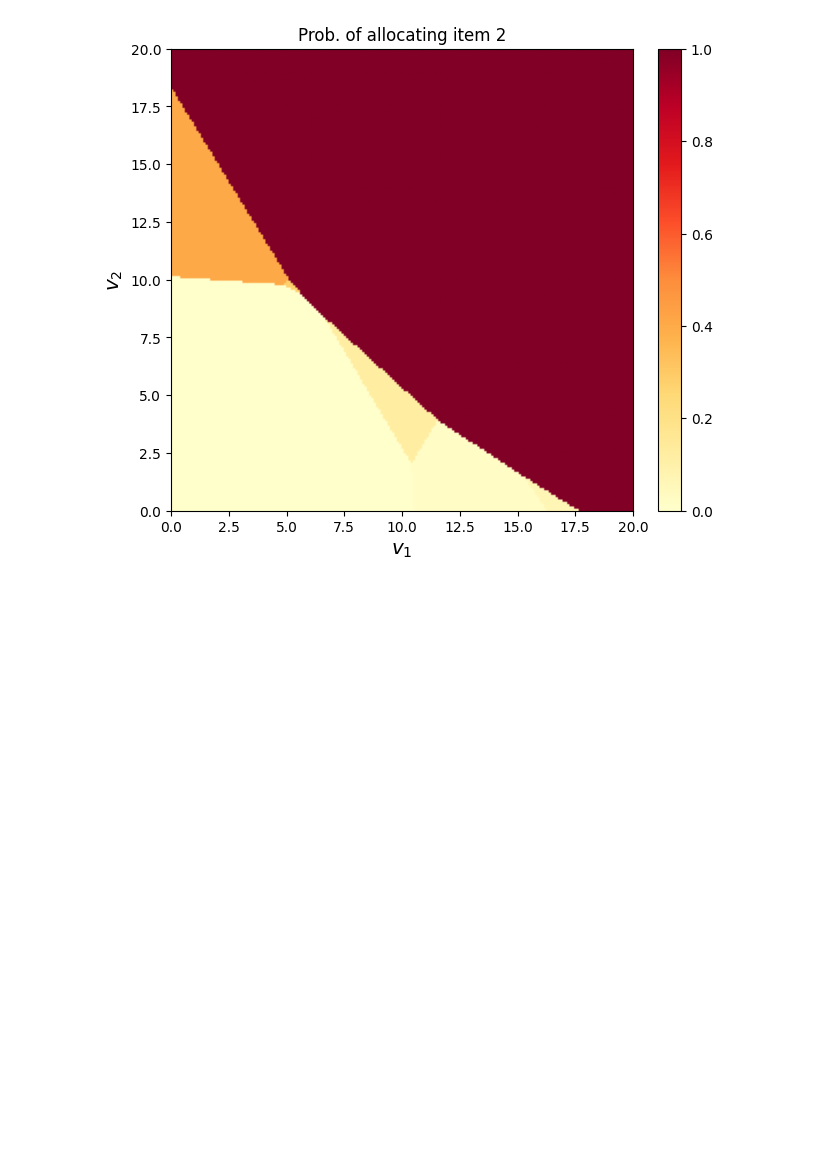
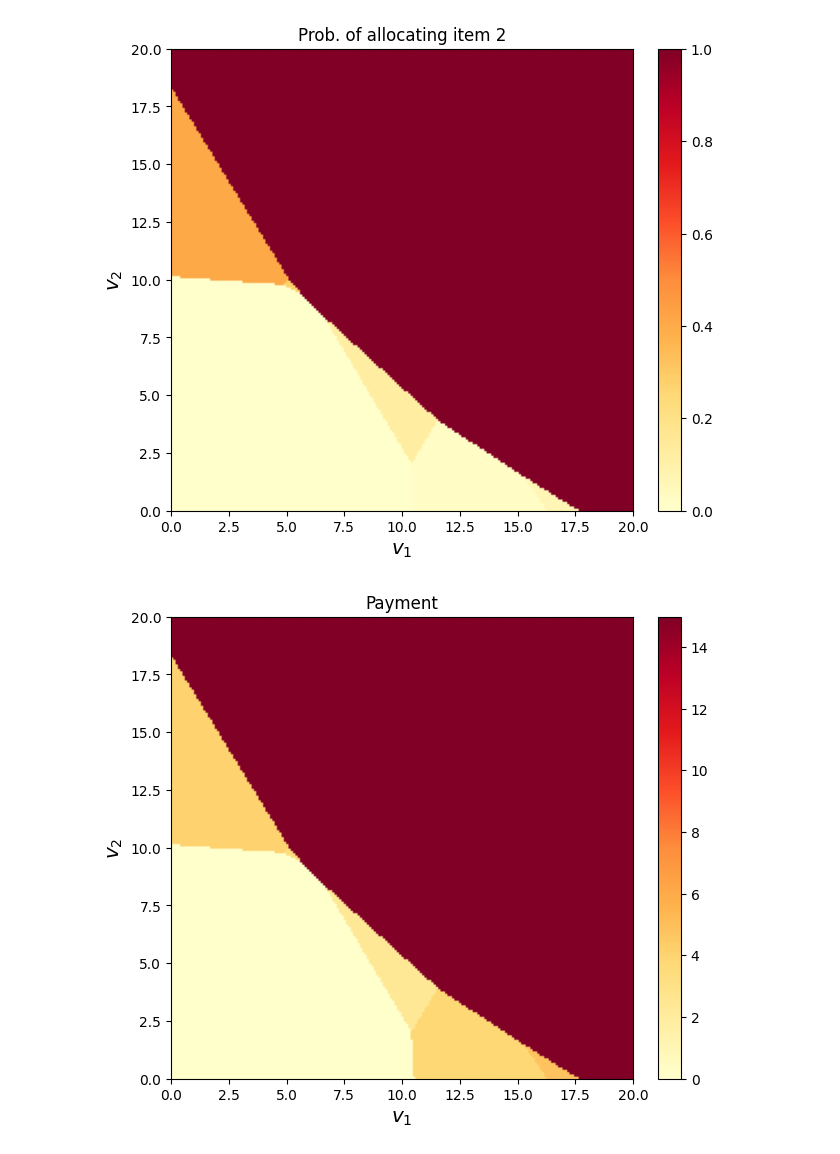
Before and after one commit to KoshiHarashima/deep-opt-auctions, a Jupyter notebook: rochetNet/visualize_additive_1x2_gamma_10_0_1_0.ipynb, the cells around one changed output. Drawn from its saved outputs; the diff is of its cells as text; code cells hidden in the pictures; blank space fills up the shorter version.

```diff
--- a/rochetNet/visualize_additive_1x2_gamma_10_0_1_0.ipynb
+++ b/rochetNet/visualize_additive_1x2_gamma_10_0_1_0.ipynb
@@ -77,14 +78,16 @@ if save_plot:
 # %%
 plt.rcParams.update({'font.size': 10, 'axes.labelsize': 'x-large'})
 fig, ax = plt.subplots(ncols = 1, nrows = 1, figsize = (8,6))
 
-img = ax.imshow(pay[::-1, :], extent=[0,2,0,2], cmap = 'YlOrRd')
+img = ax.imshow(pay[::-1, :], extent=[0,20,0,20], cmap = 'YlOrRd')
 
 ax.set_xlabel(r'$v_1$')
 ax.set_ylabel(r'$v_2$')
 plt.title('Payment')
 _ = plt.colorbar(img, fraction=0.046, pad=0.04)
 
 if save_plot:
     fig.set_size_inches(4, 3)
     plt.savefig(os.path.join(cfg.dir_name, 'pay.pdf'), bbox_inches = 'tight', pad_inches = 0.05)
+# %% [output]
+[figure, added]
```
Also changed, not shown: parts of 2 cells of this notebook, 35 other files.
